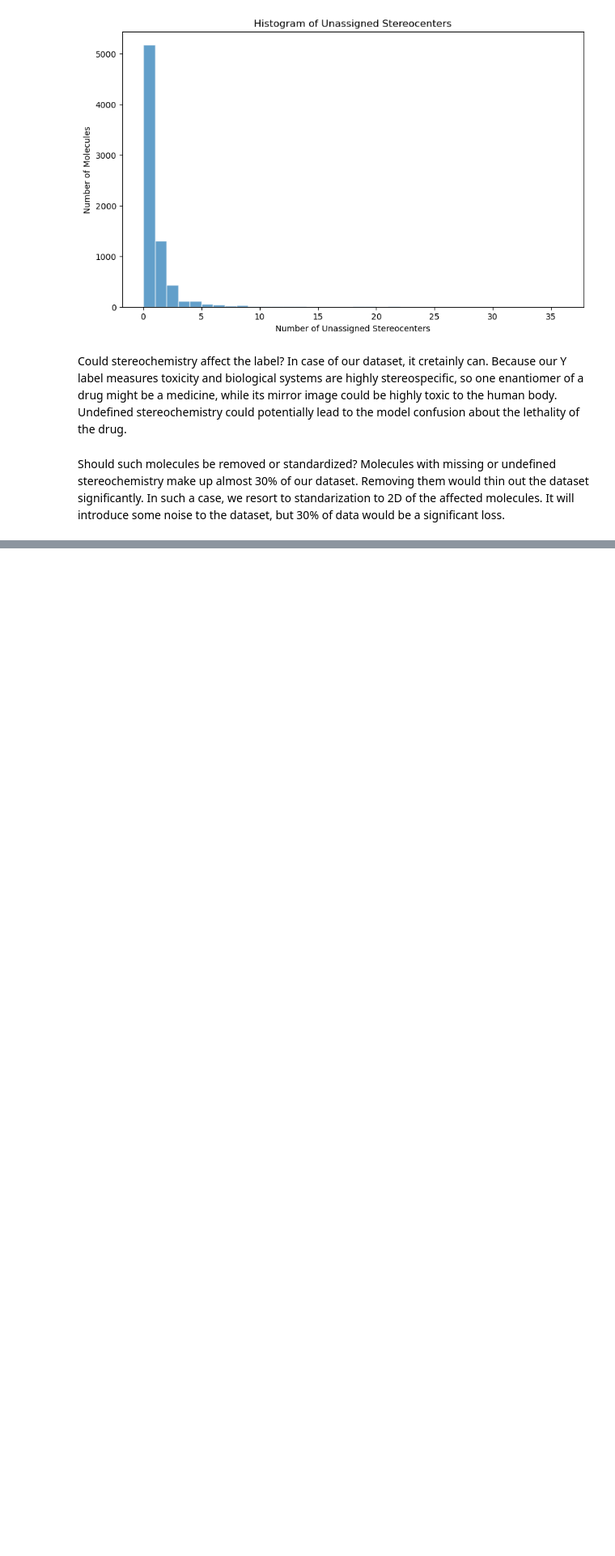
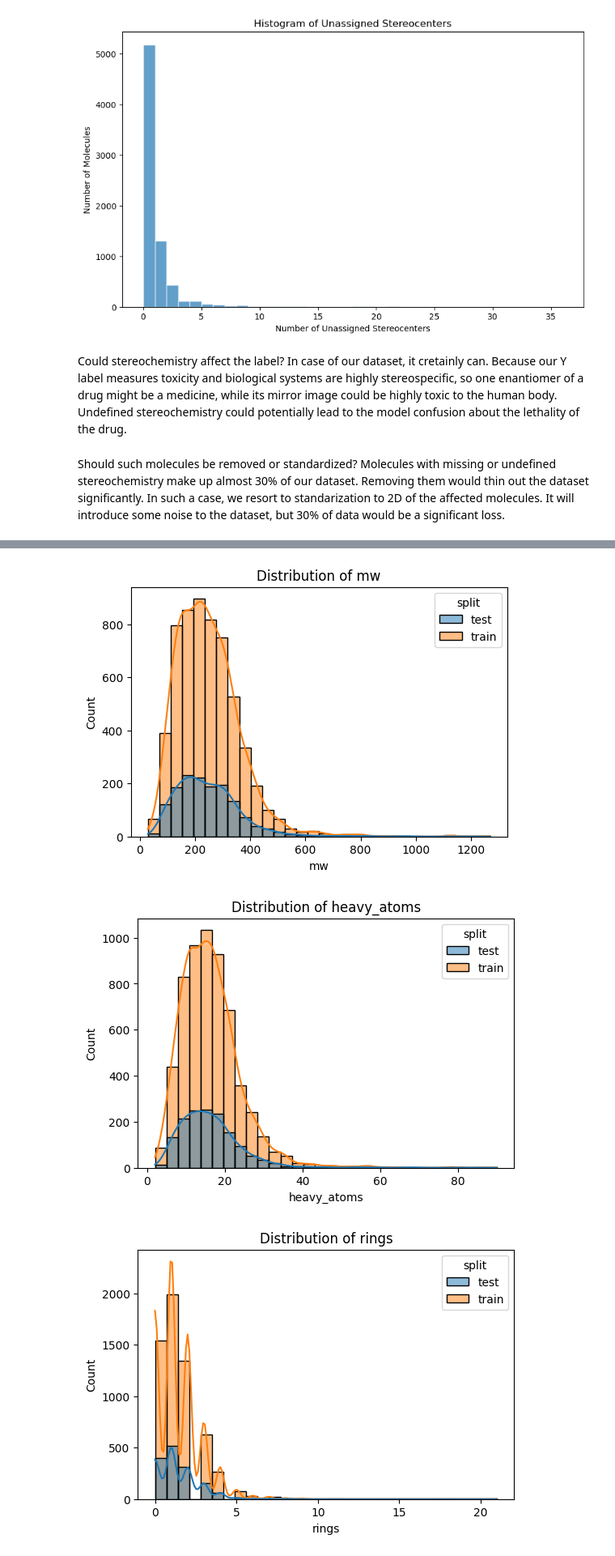
Before and after one commit to admtr/bioinf_25_26_project2, a Jupyter notebook: prediction_of_molecule_properties.ipynb, the cells around one changed output, grey strips where cells are left out. Shown at 81% size. Cells and saved outputs as stored; diff of their text form; code cells hidden in the pictures; blank space fills up the shorter version.

```diff
--- a/prediction_of_molecule_properties.ipynb
+++ b/prediction_of_molecule_properties.ipynb
@@ -222,0 +443,52 @@ tox_df['Molecule_2D'] = tox_df['Molecule'].apply(standardize)
+# %%
+
+
+df['mw'] = df['mol'].apply(
+    Descriptors.MolWt
+)
+
+df['heavy_atoms'] = df['mol'].apply(
+    Descriptors.HeavyAtomCount
+)
+
+df['rings'] = df['mol'].apply(
+    Descriptors.RingCount
+)
+
+df['rot_bonds'] = df['mol'].apply(
+    Descriptors.NumRotatableBonds
+)
+
+df['logp'] = df['mol'].apply(
+    Descriptors.MolLogP
+)
+
+features = [
+    'mw',
+    'heavy_atoms',
+    'rings',
+    'rot_bonds',
+    'logp'
+]
+
+for feat in features:
+
+    plt.figure(figsize=(6,4))
+
+    sns.histplot(
+        data=df,
+        x=feat,
+        hue='split',
+        kde=True,
+        bins=30
+    )
+
+    plt.title(
+        f"Distribution of {feat}"
+    )
+
+    plt.show()
+# %% [output]
+[figure, added]
+[figure, added]
+[figure, added]
```
Also changed, not shown: parts of 11 cells of this notebook, 1 other file.
